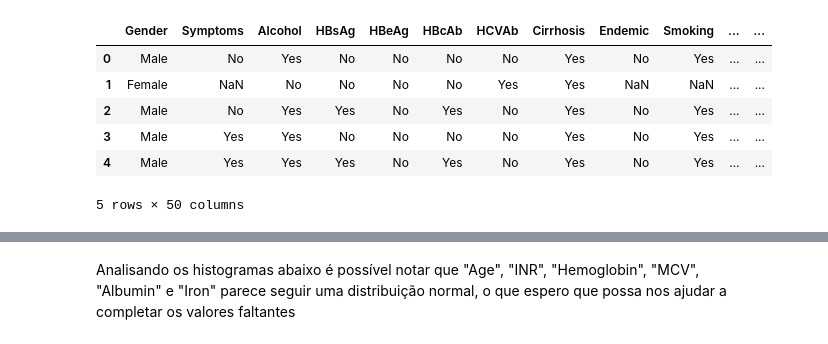
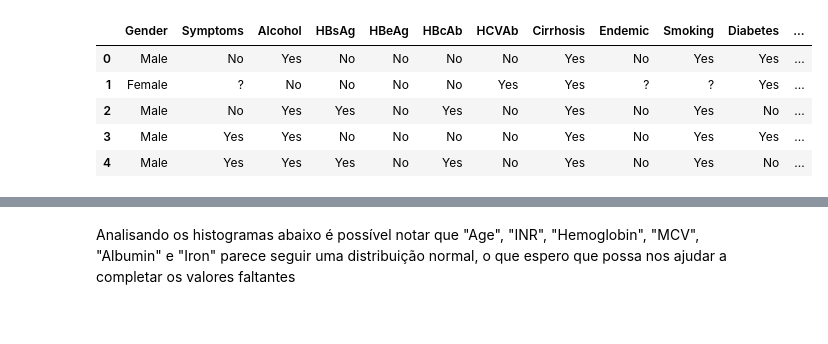
Before and after one commit to abrunhosa16/data_science_project_eicd, a Jupyter notebook: main.ipynb, the cells around one changed output, grey strips where cells are left out. Saved outputs shown, nothing was run; the diff lists cells and outputs as text; code cells hidden in the pictures.

```diff
--- a/main.ipynb
+++ b/main.ipynb
@@ -1,13 +1,12 @@
 # %%
-import pandas as pd, numpy as np, seaborn as sn, matplotlib.pyplot as plt
+import pandas as pd, numpy as np, seaborn as sns, matplotlib.pyplot as plt
 
-df = pd.read_csv("dataset/hcc_dataset.csv", na_values='?')
+df = pd.read_csv("dataset/hcc_dataset.csv")
 df.head()
 # %% [output]
-|  | Gender | Symptoms | Alcohol | HBsAg | HBeAg | HBcAb | HCVAb | Cirrhosis | Endemic | Smoking | ... | ... |
-| 0 | Male | No | Yes | No | No | No | No | Yes | No | Yes | ... | ... |
-| 1 | Female | NaN | No | No | No | No | Yes | Yes | NaN | NaN | ... | ... |
-| 2 | Male | No | Yes | Yes | No | Yes | No | Yes | No | Yes | ... | ... |
-| 3 | Male | Yes | Yes | No | No | No | No | Yes | No | Yes | ... | ... |
-| 4 | Male | Yes | Yes | Yes | No | Yes | No | Yes | No | Yes | ... | ... |
+|  | Gender | Symptoms | Alcohol | HBsAg | HBeAg | HBcAb | HCVAb | Cirrhosis | Endemic | Smoking | Diabetes | ... |
+| 0 | Male | No | Yes | No | No | No | No | Yes | No | Yes | Yes | ... |
+| 1 | Female | ? | No | No | No | No | Yes | Yes | ? | ? | Yes | ... |
+| 2 | Male | No | Yes | Yes | No | Yes | No | Yes | No | Yes | No | ... |
+| 3 | Male | Yes | Yes | No | No | No | No | Yes | No | Yes | Yes | ... |
+| 4 | Male | Yes | Yes | Yes | No | Yes | No | Yes | No | Yes | No | ... |
-5 rows × 50 columns
```
Also changed, not shown: parts of 17 cells of this notebook, 1 other file.
